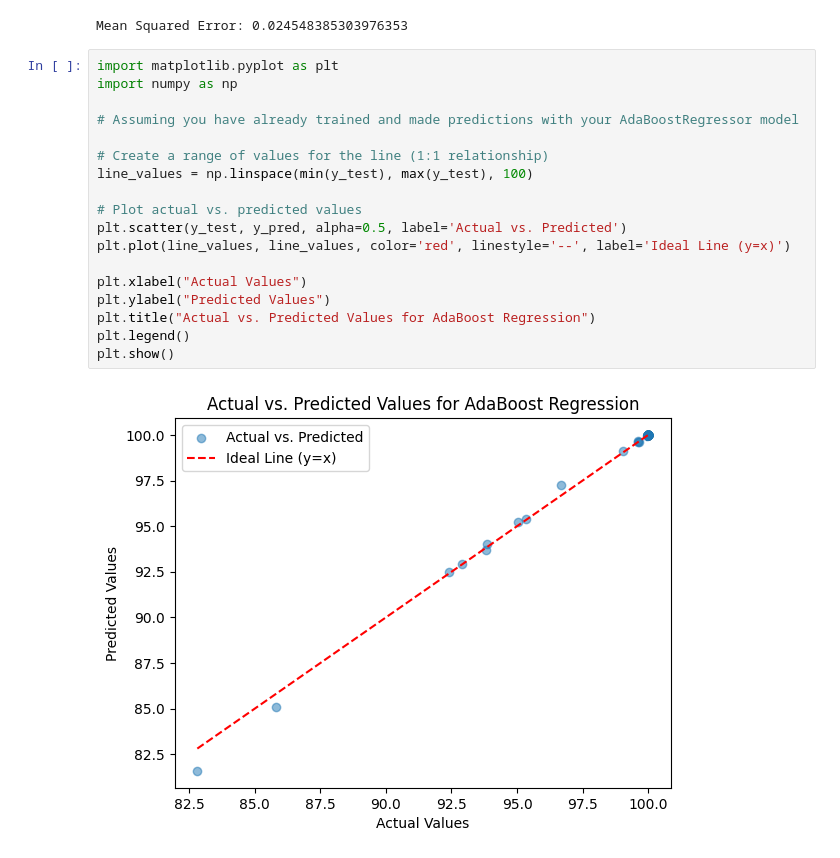
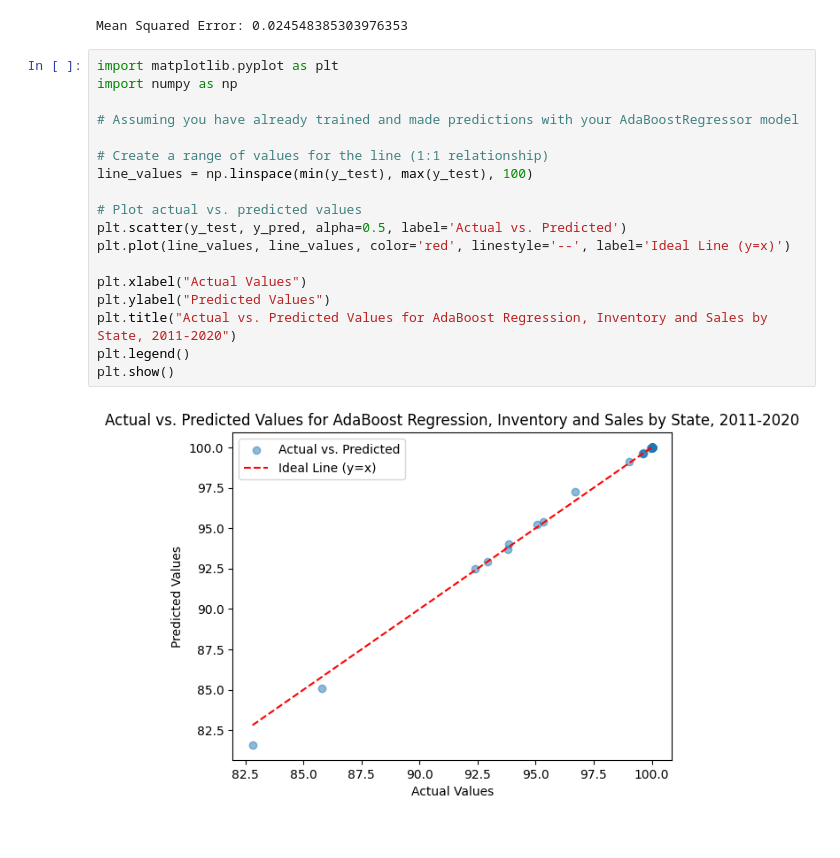
Before and after one commit to JessiPool/KaggleXProject, a Jupyter notebook: regressioninventory.ipynb, the cells around one changed output. Cells and saved outputs as stored; diff of their text form.

```diff
--- a/regressioninventory.ipynb
+++ b/regressioninventory.ipynb
@@ -500,20 +507,20 @@ Mean Squared Error: 0.024548385303976353
 # %%
 import matplotlib.pyplot as plt
 import numpy as np
 
 # Assuming you have already trained and made predictions with your AdaBoostRegressor model
 
 # Create a range of values for the line (1:1 relationship)
 line_values = np.linspace(min(y_test), max(y_test), 100)
 
 # Plot actual vs. predicted values
 plt.scatter(y_test, y_pred, alpha=0.5, label='Actual vs. Predicted')
 plt.plot(line_values, line_values, color='red', linestyle='--', label='Ideal Line (y=x)')
 
 plt.xlabel("Actual Values")
 plt.ylabel("Predicted Values")
-plt.title("Actual vs. Predicted Values for AdaBoost Regression")
+plt.title("Actual vs. Predicted Values for AdaBoost Regression, Inventory and Sales by State, 2011-2020")
 plt.legend()
 plt.show()
 # %% [output]
-[figure, old version]
+[figure, new version]
```
Also changed, not shown: parts of 7 cells of this notebook.
